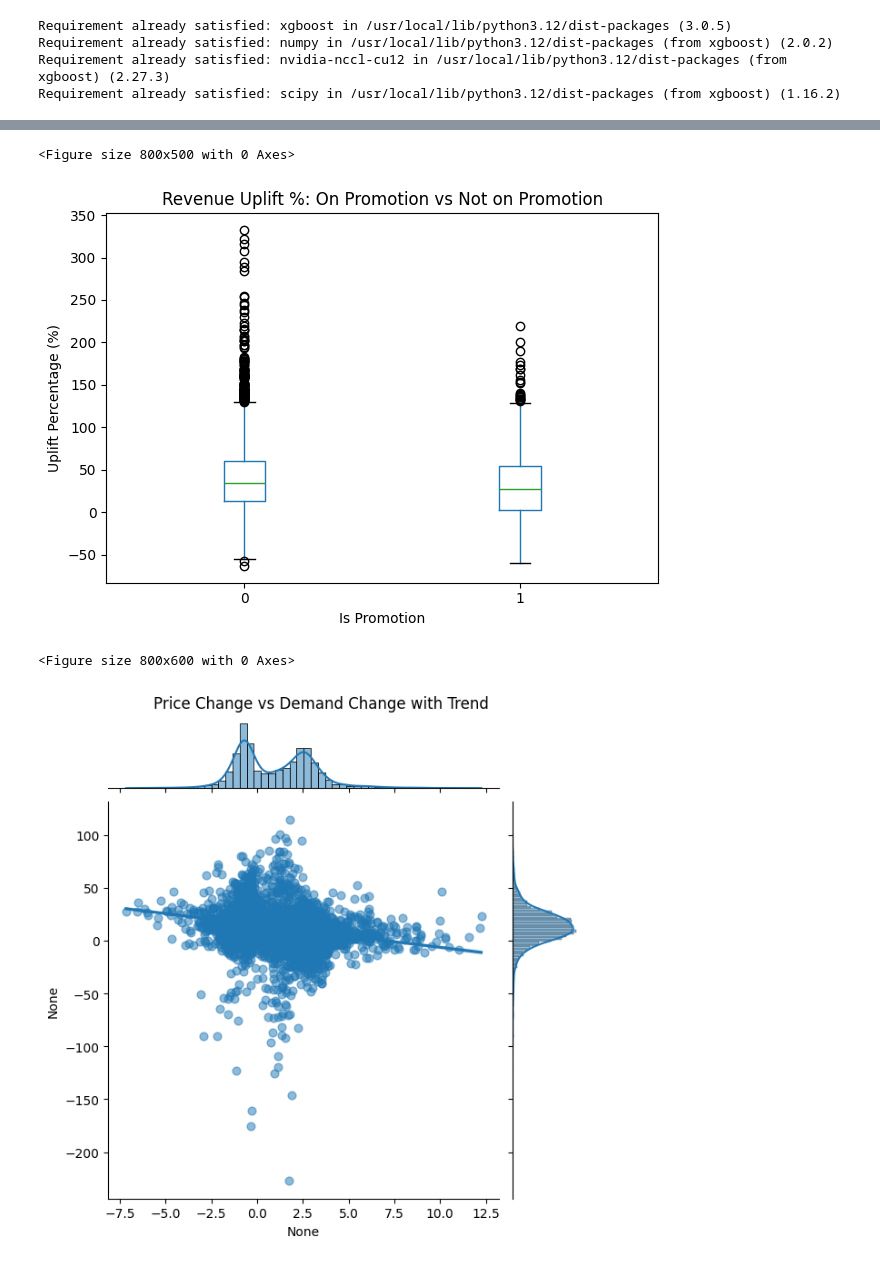
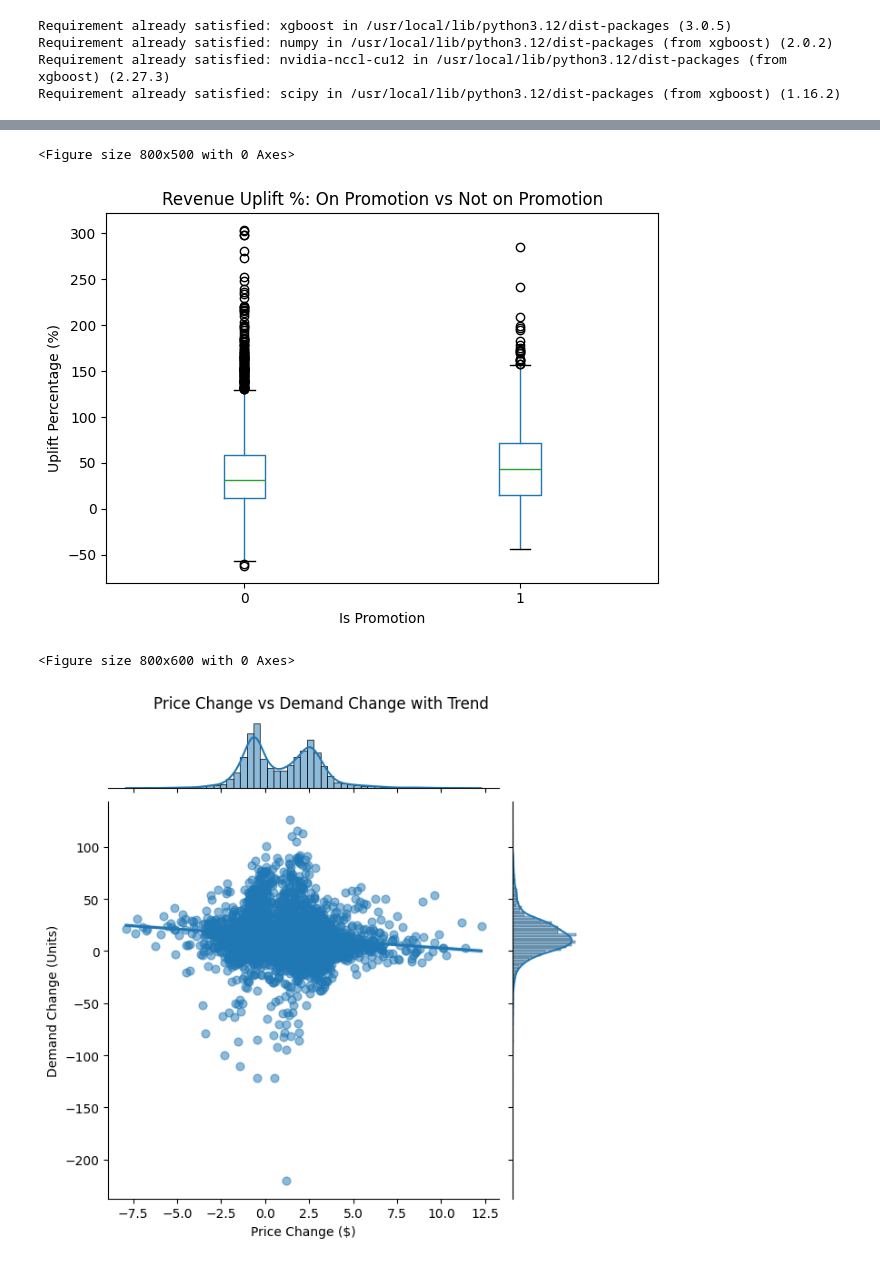
Before and after one commit to Faraz011/Assignment-AIML-Lab, a Jupyter notebook: Dynamic_Pricing_Project.ipynb, the cells around one changed output, grey strips where cells are left out. Saved outputs shown, nothing was run; the diff lists cells and outputs as text; code cells hidden in the pictures.

```diff
--- a/Dynamic_Pricing_Project.ipynb
+++ b/Dynamic_Pricing_Project.ipynb
@@ -122,7 +122,6 @@ y_test = test_data['revenue']
 # %%
 from sklearn.preprocessing import StandardScaler
 from sklearn.linear_model import PoissonRegressor
-data = data.replace([np.inf, -np.inf], np.nan).dropna()
 
 scaler = StandardScaler()
 X_train_scaled = scaler.fit_transform(X_train)
@@ -191,8 +195,10 @@ print(f'Root Mean Squared Error: {rmse}')
 # %%
+from sklearn.preprocessing import StandardScaler
+from sklearn.linear_model import PoissonRegressor
+from xgboost import XGBRegressor, XGBClassifier
+
 
 class PriceDemandPredictor:
-
-
 
     def __init__(self):
         self.price_model = None
@@ -211,13 +217,13 @@ class PriceDemandPredictor:
 
 
         # Feature sets
-        demand_features = train_data[['own_price','competitor_price','is_promotion','price_difference',
+        demand_features = data[['own_price','competitor_price','is_promotion','price_difference',
                                 'price_x_promotion','is_weekend','day_of_week','month']]
-        price_features = train_data[['competitor_price','is_promotion','price_difference','price_x_promotion',
+        price_features = data[['competitor_price','is_promotion','price_difference','price_x_promotion',
                                'is_weekend','day_of_week','month','demand']]
 
-        demand_target = train_data['demand']
-        price_target = train_data['own_price']
+        demand_target = data['demand']
+        price_target = data['own_price']
 
         # Scale separately
         X_demand = self.scaler_demand.fit_transform(demand_features)
@@ -244,7 +250,7 @@ class PriceDemandPredictor:
         """Predict new price and new demand on same dataset"""
 
         # Make a copy to avoid modifying original data
-        data_copy = train_data.copy()
+        data_copy = data.copy()
         data_copy = data_copy.replace([np.inf, -np.inf], np.nan).fillna(0)
 
         # --- Step 1: Predict new price ---
@@ -279,3 +285,6 @@ class PriceDemandPredictor:
 
         print(" Predictions completed: ['new_price', 'new_demand']")
         return results
+# %%
+predictor = PriceDemandPredictor()
+predictor.train_models(data)
@@ -282,9 +294,5 @@ class PriceDemandPredictor:
 # %%
-predictor = PriceDemandPredictor()
-predictor.train_models(test_data)
-
-
-results = predictor.price_demand_prediction(test_data)
+results = predictor.price_demand_prediction(data)
 price_pred = results['new_price']
 demand_pred = results['new_demand']
 
@@ -388,24 +395,27 @@ plt.tight_layout()
 plt.show()
 # %% [output]
 <Figure size 800x500 with 0 Axes>
-[figure, old version]
+[figure, new version]
 # %%
 import seaborn as sns
 import matplotlib.pyplot as plt
 
 plt.figure(figsize=(8,6))
 sns.jointplot(
     x=results['new_price'] - results['original_price'],
     y=results['new_demand'] - results['original_demand'],
     kind='reg',
     height=6,
     scatter_kws={'alpha': 0.5, 's': 40}
 )
+plt.xlabel('Price Change ($)')
+plt.ylabel('Demand Change (Units)')
+
 plt.suptitle("Price Change vs Demand Change with Trend", y=1.02)
 plt.show()
 # %% [output]
 <Figure size 800x600 with 0 Axes>
-[figure, old version]
+[figure, new version]
 # %%
 plt.figure(figsize=(9,6))
 sns.scatterplot(
```
Also changed, not shown: parts of 16 cells of this notebook.
